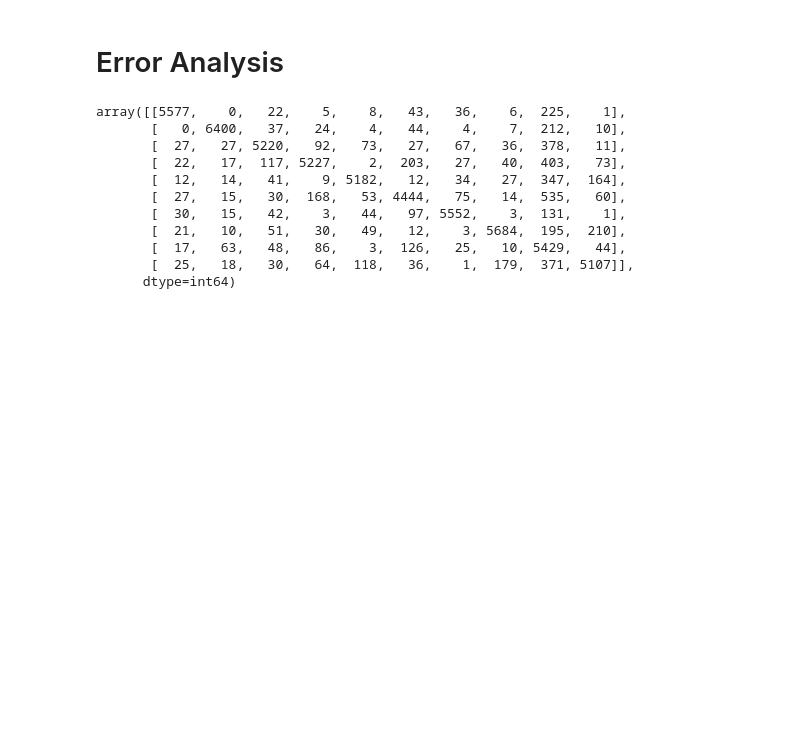
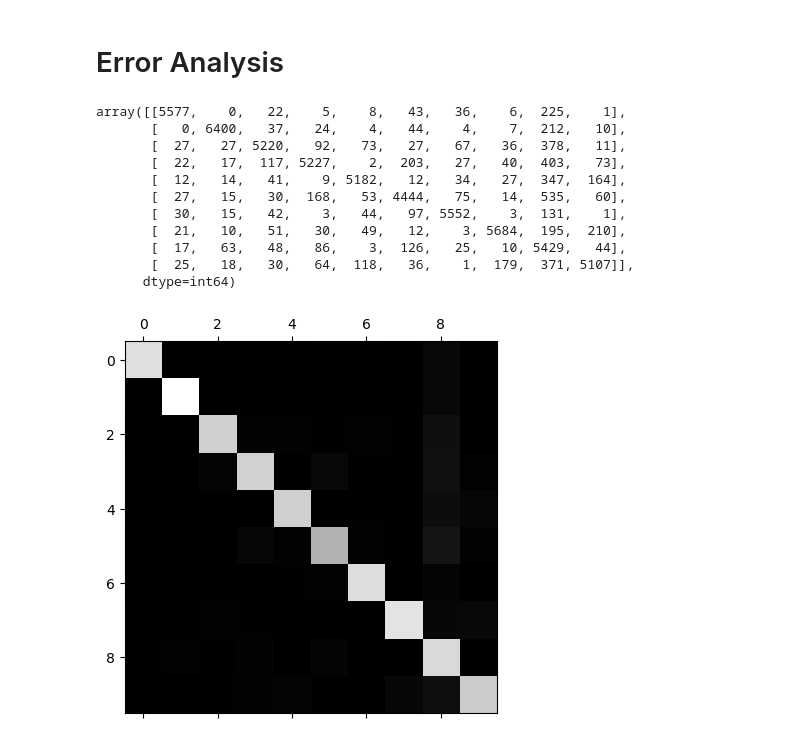
Before and after one commit to MarkPhamm/AI---ML, a Jupyter notebook: machine_learning/supervised/classification/classification.ipynb, the cells around one changed output. Cells and saved outputs as stored; diff of their text form; code cells hidden in the pictures; blank space fills up the shorter version.

```diff
--- a/machine_learning/supervised/classification/classification.ipynb
+++ b/machine_learning/supervised/classification/classification.ipynb
@@ -469,0 +478,6 @@ array([[5577,    0,   22,    5,    8,   43,   36,    6,  225,    1],
+# %%
+plt.matshow(conf_mx, cmap=plt.cm.gray)
+# save_fig("confusion_matrix_plot", tight_layout=False)
+plt.show()
+# %% [output]
+[figure, added]
```
Also changed, not shown: parts of 12 cells of this notebook.
